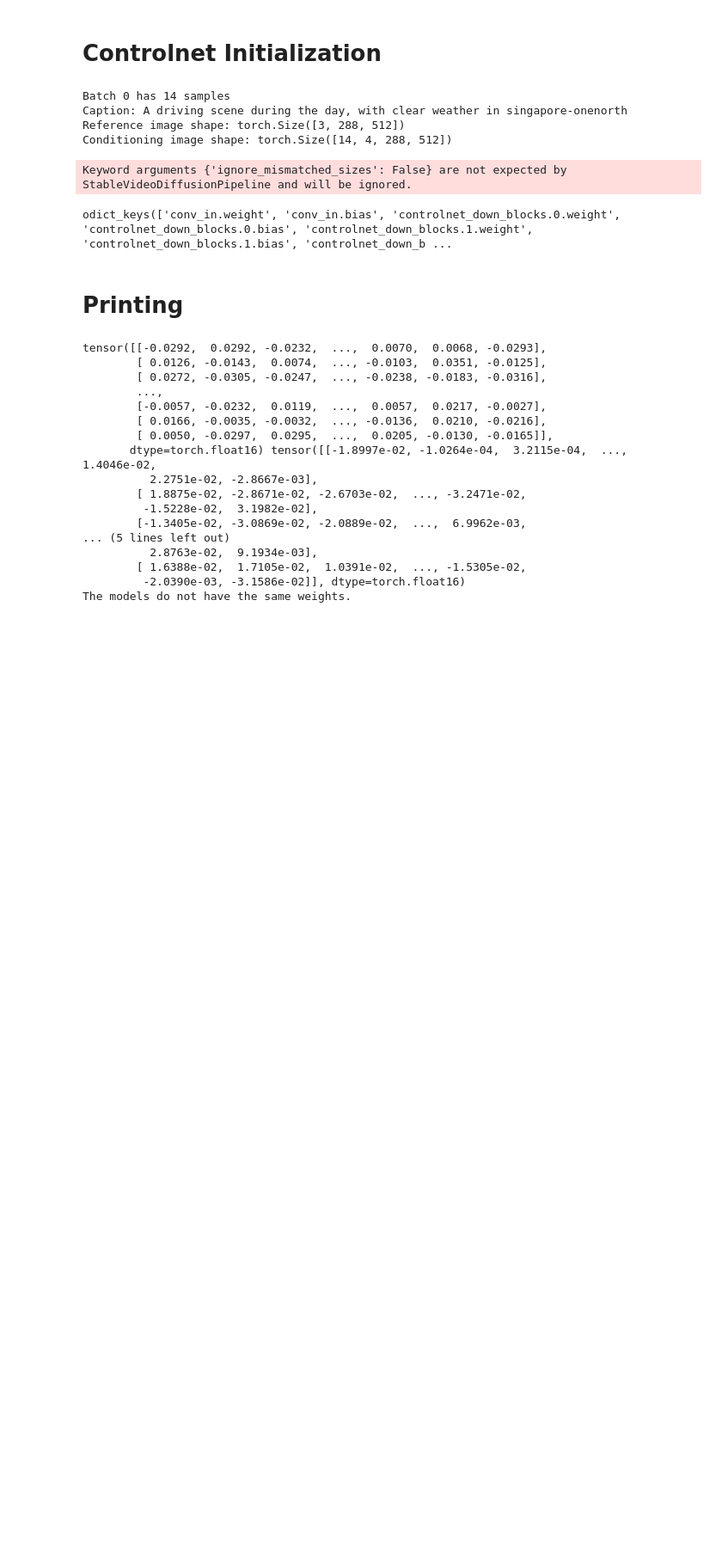
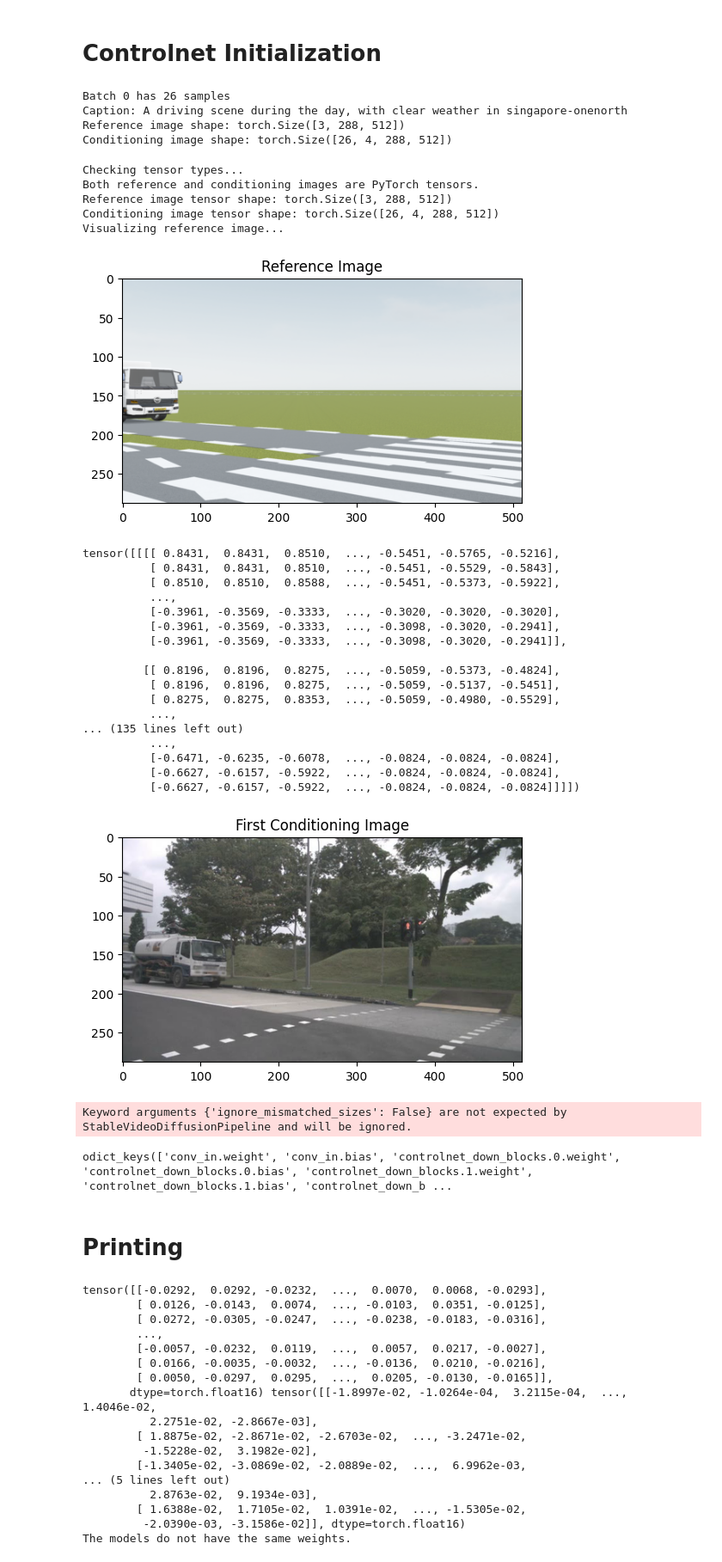
Before and after one commit to wisleythewise/custom_diffusers_library, a Jupyter notebook: src/diffusers/jasper/buildVideoControlnet.ipynb, the cells around one changed output. Shown at 86% size. Saved outputs shown, nothing was run; the diff lists cells and outputs as text; code cells hidden in the pictures; blank space fills up the shorter version.

```diff
--- a/src/diffusers/jasper/buildVideoControlnet.ipynb
+++ b/src/diffusers/jasper/buildVideoControlnet.ipynb
@@ -338,7 +333,7 @@ def collate_fn(batch):
 
 
 
-train_dataset = DiffusionDataset(json_path='/mnt/e/13_Jasper_diffused_samples/complete_data_paths.json')
+train_dataset = DiffusionDataset(json_path='/home/wisley/diffusers/src/diffusers/jasper/copied_files/updated_data.json')
 
 train_dataloader = DataLoader(
     train_dataset,
@@ -358,10 +353,75 @@ for i, batch in enumerate(train_dataloader):
     if i == 0:
         break
 # %% [output]
-Batch 0 has 14 samples
+Batch 0 has 26 samples
 Caption: A driving scene during the day, with clear weather in singapore-onenorth
 Reference image shape: torch.Size([3, 288, 512])
-Conditioning image shape: torch.Size([14, 4, 288, 512])
+Conditioning image shape: torch.Size([26, 4, 288, 512])
+# %%
+import torch
+import matplotlib.pyplot as plt
+
+# Assuming `batch` is the variable holding your batch data
+to_tensor = transforms.ToTensor()
+reference_image_tensor = to_tensor(batch['reference_image'])
+conditioning_image_tensor = batch['conditioning']
+ground_truth_image_tensor = batch['ground_truth']
+
+# Check if the conversion to tensor has been done correctly
+# Check the type
+print("Checking tensor types...")
+if isinstance(reference_image_tensor, torch.Tensor) and isinstance(conditioning_image_tensor, torch.Tensor):
+    print("Both reference and conditioning images are PyTorch tensors.")
+else:
+    print("Error: Images are not in PyTorch tensor format.")
+
+# Check the shape
+print("Reference image tensor shape:", reference_image_tensor.shape)
+print("Conditioning image tensor shape:", conditioning_image_tensor.shape)
+
+# Visualize one of the images to ensure the conversion looks correct
+# Assuming you want to visualize the first reference image and the first conditioning image
+print("Visualizing reference image...")
+plt.figure(figsize=(6, 4))
+plt.imshow(reference_image_tensor.permute(1, 2, 0))  # Convert from CxHxW to HxWxC for visualization
+plt.title("Reference Image")
+plt.show()
+
+plt.figure(figsize=(6, 4))
+# Selecting the first conditioning image (index 0) and permuting dimensions for visualization
+print(ground_truth_image_tensor)
+def undo_normalization(x):
+    return x * 0.5 + 0.5
+
+ground_truth_image_tensor = undo_normalization(ground_truth_image_tensor)
+plt.imshow(ground_truth_image_tensor[3].permute(1, 2, 0))
+plt.title("First Conditioning Image")
+plt.show()
+# %% [output]
+Checking tensor types...
+Both reference and conditioning images are PyTorch tensors.
+Reference image tensor shape: torch.Size([3, 288, 512])
+Conditioning image tensor shape: torch.Size([26, 4, 288, 512])
+Visualizing reference image...
+[figure, added]
+tensor([[[[ 0.8431,  0.8431,  0.8510,  ..., -0.5451, -0.5765, -0.5216],
+          [ 0.8431,  0.8431,  0.8510,  ..., -0.5451, -0.5529, -0.5843],
+          [ 0.8510,  0.8510,  0.8588,  ..., -0.5451, -0.5373, -0.5922],
+          ...,
+          [-0.3961, -0.3569, -0.3333,  ..., -0.3020, -0.3020, -0.3020],
+          [-0.3961, -0.3569, -0.3333,  ..., -0.3098, -0.3020, -0.2941],
+          [-0.3961, -0.3569, -0.3333,  ..., -0.3098, -0.3020, -0.2941]],
+
+         [[ 0.8196,  0.8196,  0.8275,  ..., -0.5059, -0.5373, -0.4824],
+          [ 0.8196,  0.8196,  0.8275,  ..., -0.5059, -0.5137, -0.5451],
+          [ 0.8275,  0.8275,  0.8353,  ..., -0.5059, -0.4980, -0.5529],
+          ...,
+... (135 lines left out)
+          ...,
+          [-0.6471, -0.6235, -0.6078,  ..., -0.0824, -0.0824, -0.0824],
+          [-0.6627, -0.6157, -0.5922,  ..., -0.0824, -0.0824, -0.0824],
+          [-0.6627, -0.6157, -0.5922,  ..., -0.0824, -0.0824, -0.0824]]]])
+[figure, added]
 # %%
 # initialize the contrl net from my_net
 
```
Also changed, not shown: parts of 4 cells of this notebook, 2 other files.
